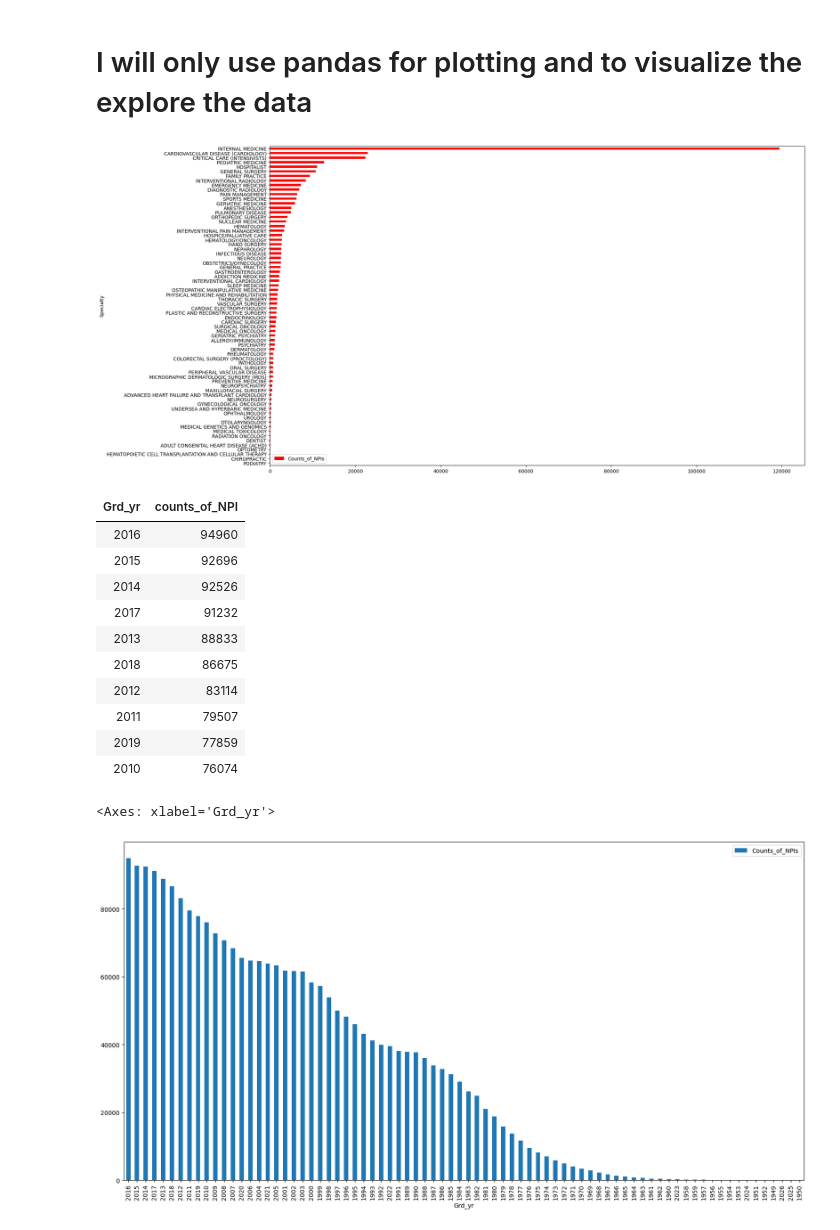
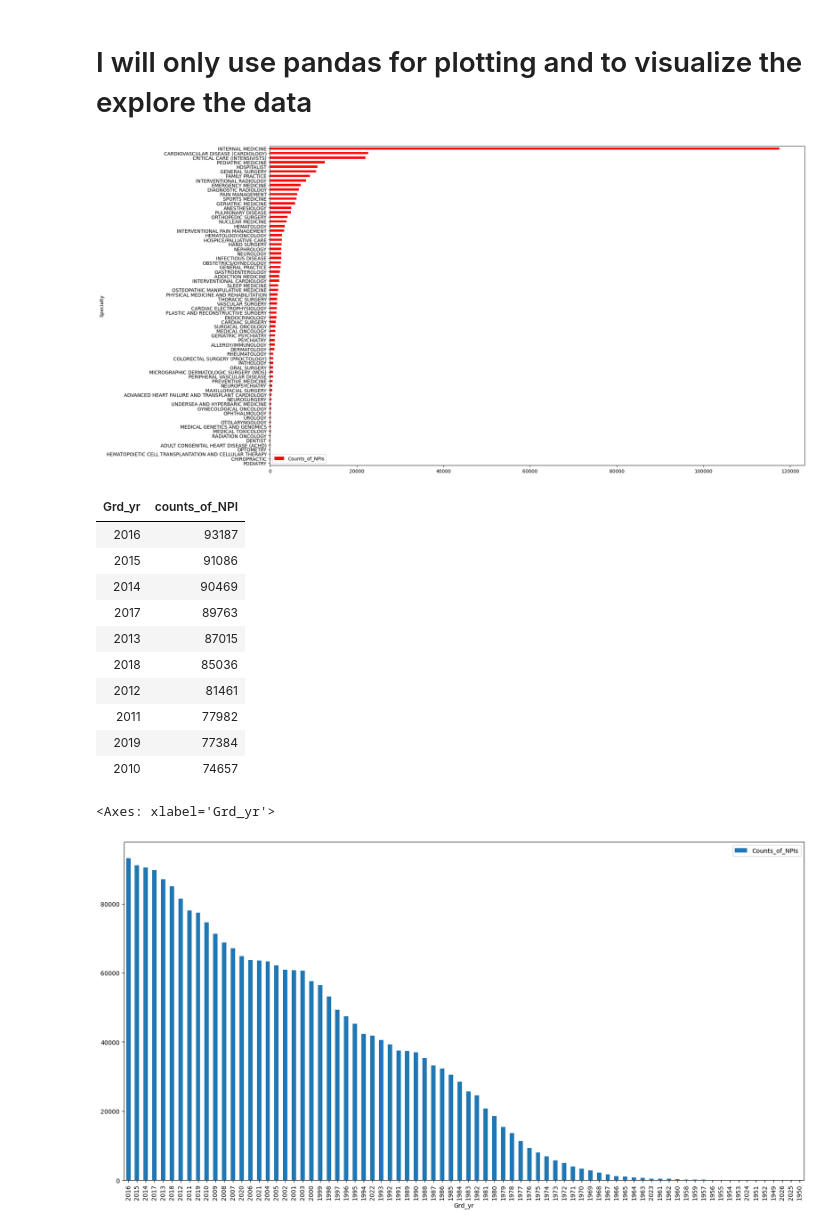
Before and after one commit to abhinavgairola/MDI, a Jupyter notebook: SQLSample.ipynb, the cells around one changed output. Cells and saved outputs as stored; diff of their text form; code cells hidden in the pictures.

```diff
--- a/SQLSample.ipynb
+++ b/SQLSample.ipynb
@@ -158,0 +140,9 @@ display(HTML(tabulate(rw_1[0:10], headers=hd_1, tablefmt="html", stralign='cente
+# %%
+
+res_gp,rw_1,hd_1  = CSVtoSQL.execute_and_format(conn,"select sec_spec_1,count('NPI') as counts_of_NPI\n\
+                                       from my_table\n\
+                                        group by sec_spec_1\n\
+                                           having sec_spec_1 is not ''\n\
+                                      order by counts_of_NPI ASC")
+
+display(HTML(tabulate(rw_1[0:10], headers=hd_1, tablefmt="html", stralign='center')))
@@ -161,30 +163,30 @@ display(HTML(tabulate(rw_1[0:10], headers=hd_1, tablefmt="html", stralign='cente
 # %%
 pd.DataFrame(rw_1,columns=['Specialty','Counts_of_NPIs']).plot(kind='barh',x='Specialty',y='Counts_of_NPIs',figsize=(20,12),color='red')
 
-res_gp_2,rw_2,hd_2  = CSVtoSQL.execute_and_format(conn,"select Grd_yr,count(NPI) as counts_of_NPI\n\
+res_gp_2,rw_2,hd_2  = CSVtoSQL.execute_and_format(conn,"select Grd_yr,count('NPI') as counts_of_NPI\n\
                                        from my_table\n\
                                         group by Grd_yr\n\
                                        having Grd_yr is not ''\n\
                                       order by counts_of_NPI DESC")
 # %% [output]
-[figure, old version]
+[figure, new version]
 # %%
 display(HTML(tabulate(rw_2[0:10], headers=hd_2,tablefmt="html", stralign='center')))
 # %% [output]
 | Grd_yr | counts_of_NPI |
-| 2016 | 94960 |
-| 2015 | 92696 |
-| 2014 | 92526 |
-| 2017 | 91232 |
-| 2013 | 88833 |
-| 2018 | 86675 |
-| 2012 | 83114 |
-| 2011 | 79507 |
-| 2019 | 77859 |
-| 2010 | 76074 |
+| 2016 | 93187 |
+| 2015 | 91086 |
+| 2014 | 90469 |
+| 2017 | 89763 |
+| 2013 | 87015 |
+| 2018 | 85036 |
+| 2012 | 81461 |
+| 2011 | 77982 |
+| 2019 | 77384 |
+| 2010 | 74657 |
 # %%
 pd.DataFrame(rw_2,columns=['Grd_yr','Counts_of_NPIs']).plot(kind='bar',x='Grd_yr',y='Counts_of_NPIs',figsize=(20,10))
 # %% [output]
 <Axes: xlabel='Grd_yr'>
-[figure, old version]
+[figure, new version]
 # %%
```
Also changed, not shown: parts of 9 cells of this notebook.
